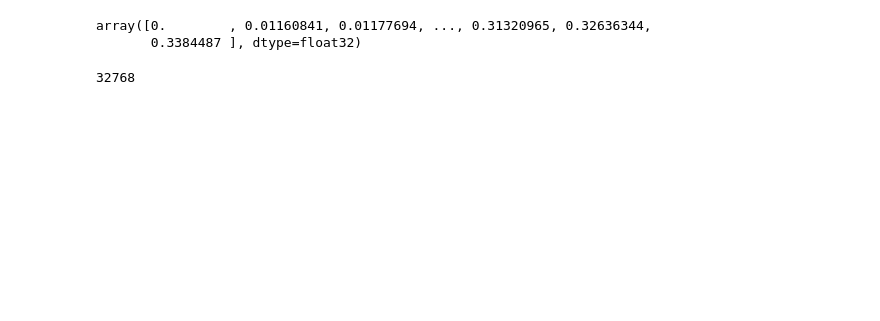
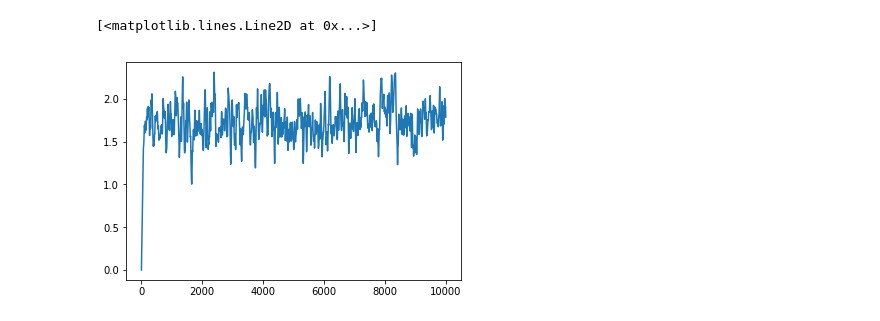
Before and after one commit to mcucchi9/exotic, a Jupyter notebook: notebooks/prediction.ipynb, the cells around one changed output. Drawn from its saved outputs; the diff is of its cells as text; code cells hidden in the pictures; blank space fills up the shorter version.

```diff
--- a/notebooks/prediction.ipynb
+++ b/notebooks/prediction.ipynb
@@ -24,6 +21,6 @@ response_mean = np.squeeze(response_mean)
-# %%
-response_mean
-# %% [output]
-array([0.        , 0.01160841, 0.01177694, ..., 0.31320965, 0.32636344,
-       0.3384487 ], dtype=float32)
+# %%
+plt.plot(response_p1)
+# %% [output]
+[<matplotlib.lines.Line2D at 0x...>]
+[figure, added]
 # %%
@@ -40,5 +27,0 @@ F_extd = np.fft.fft(f_extd)
-# %%
-len(F_extd)
-len(chi)
-# %% [output]
-32768
```
Also changed, not shown: parts of 25 cells of this notebook.
